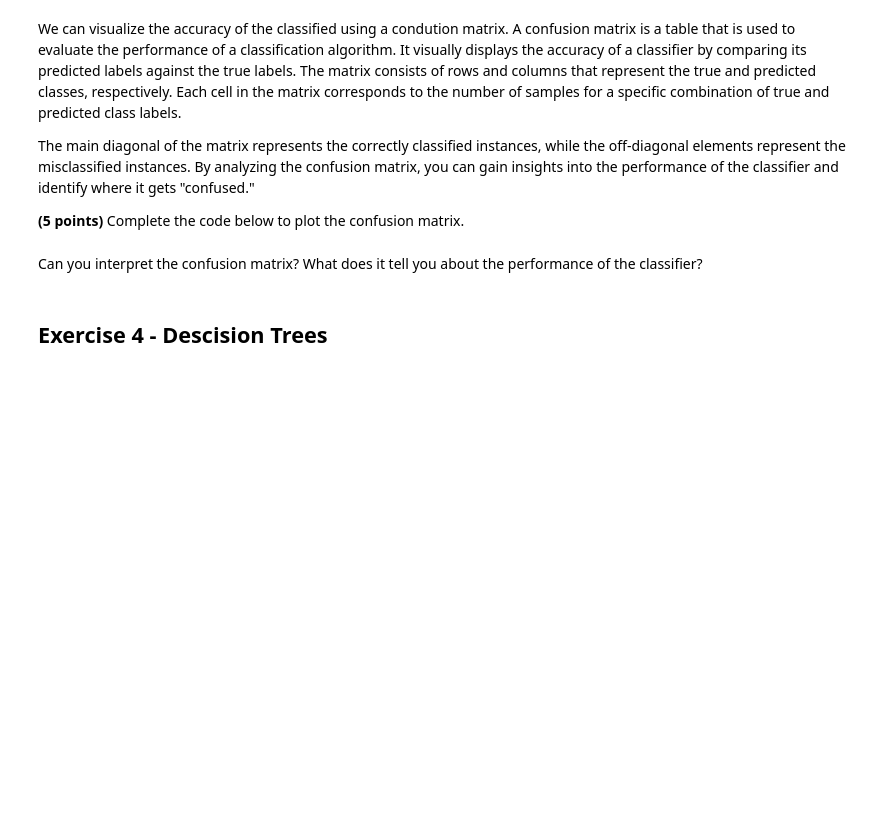
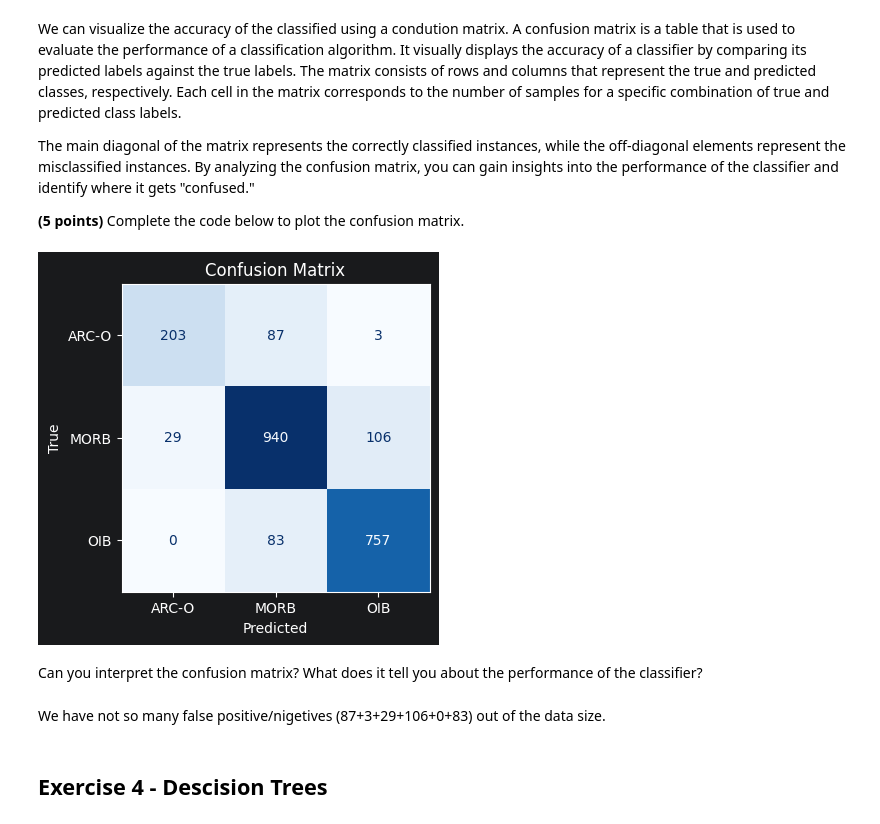
Before and after one commit to ItsukiKigoshi/EPS88_Gleeson, a Jupyter notebook: Week 11 - classification.ipynb, the cells around one changed output. Drawn from its saved outputs; the diff is of its cells as text; code cells hidden in the pictures; blank space fills up the shorter version.

```diff
--- a/Week 11 - classification.ipynb
+++ b/Week 11 - classification.ipynb
@@ -335,6 +344,6 @@ The validation set was held back from training. We can use it to provide an init
 **(10 points)** Create a `y_pred` valiable using the `.predict` method on the `train_linear` object. This should represent the predicted classes for the validation dataset we created above (i.e., use `X_test` as the input). After this calculate and print the accuracy of the classifier (the `accuracy_score` computes the proportion of correct predictions out of the total number of predictions):
 # %%
 ## Make predictions on the test set
-y_pred =
+y_pred = train_linear.predict(X_test)
 # %%
 ## Calculate the accuracy using the accuracy_score function
@@ -351,21 +387,25 @@ The main diagonal of the matrix represents the correctly classified instances, w
 **(5 points)** Complete the code below to plot the confusion matrix.
 # %%
 ## Calculate the confusion matrix using the confusion_matrix function
-cm = confusion_matrix(
+cm = confusion_matrix(y_test, y_pred)
 
 fig, ax = plt.subplots(figsize=(4, 4))
 class_names = le.inverse_transform(np.unique(y_test)).astype(str)
 
 ## Plot the confusion matrix using ConfusionMatrixDisplay
-disp = ConfusionMatrixDisplay(
+disp = ConfusionMatrixDisplay(confusion_matrix=cm, display_labels=class_names)
 disp.plot(cmap=plt.cm.Blues, ax=ax, values_format='d', colorbar=False)
 
 ax.set_title('Confusion Matrix')
 ax.set_xlabel('Predicted')
 ax.set_ylabel('True')
 plt.show()
+# %% [output]
+[figure, added]
 # %% [markdown]
 Can you interpret the confusion matrix? What does it tell you about the performance of the classifier?
+# %% [markdown]
+We have not so many false positive/nigetives (87+3+29+106+0+83) out of the data size.
 # %% [markdown]
 ## Exercise 4 - Descision Trees
 # %% [markdown]
```
Also changed, not shown: parts of 5 cells of this notebook.
